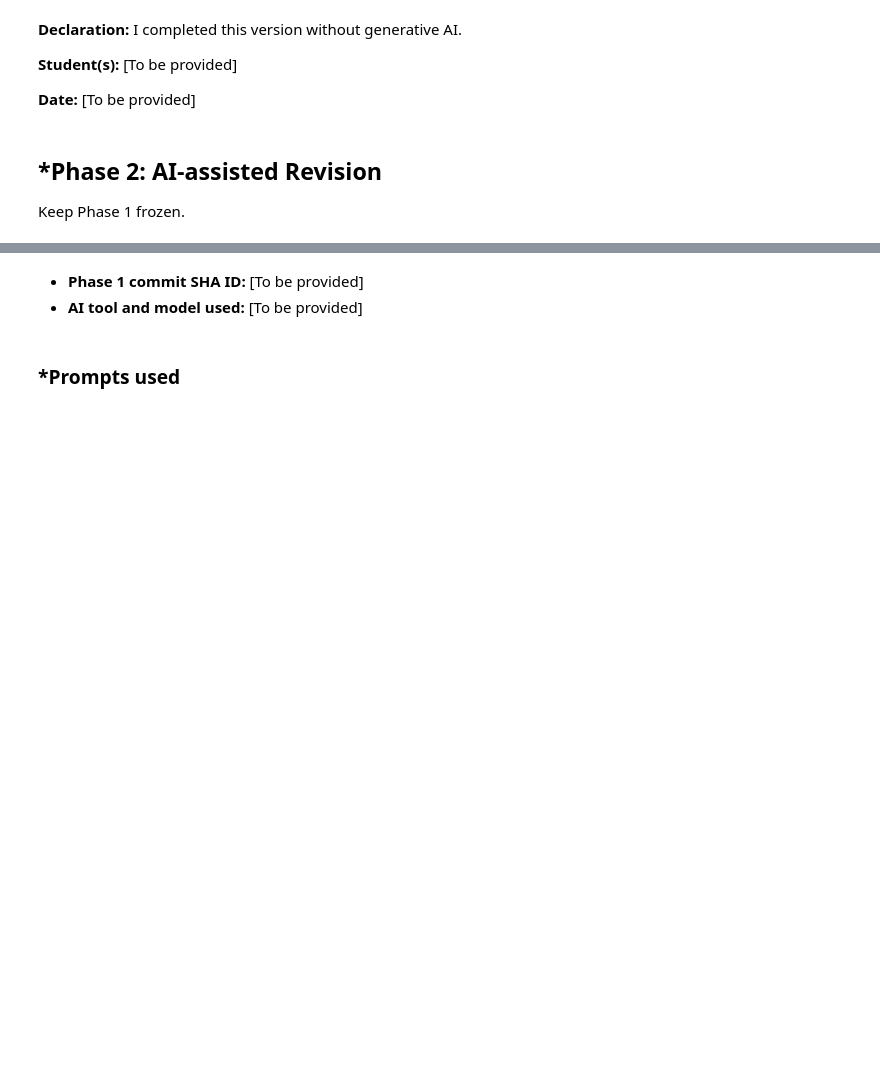
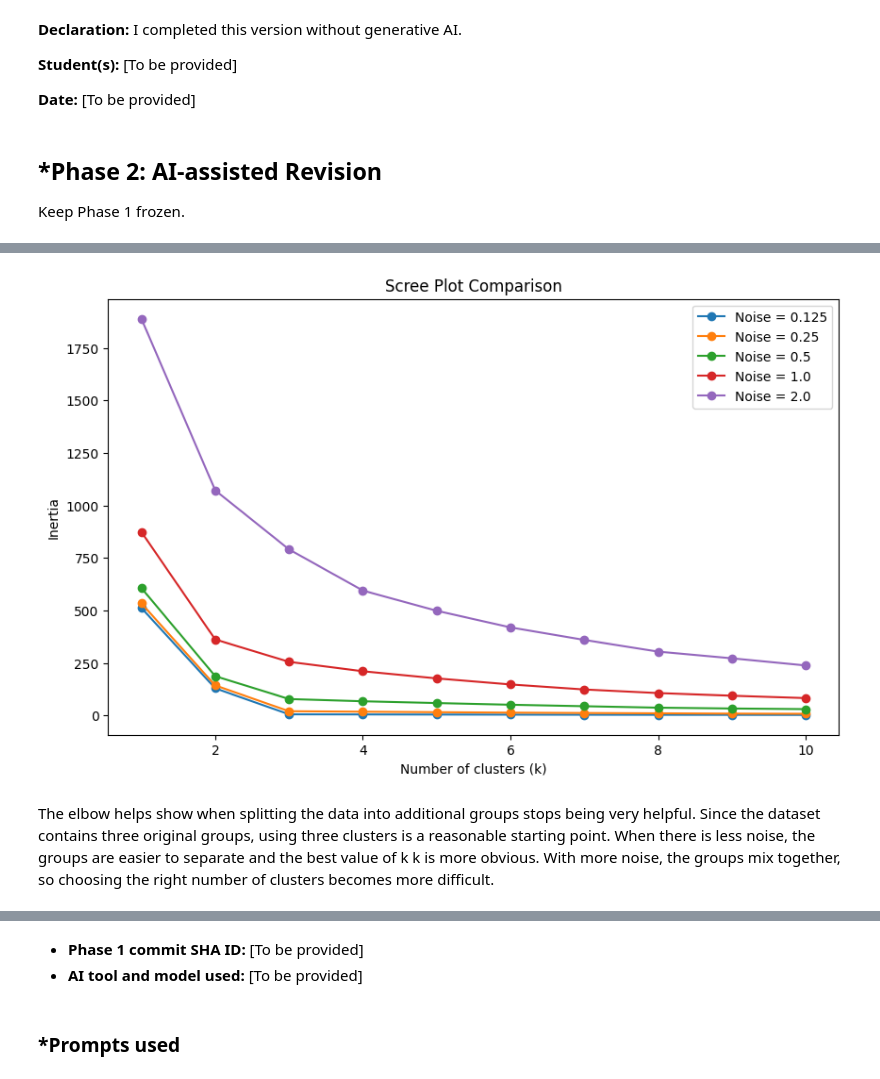
Before and after one commit to jason-zermani/A04-clustering, a Jupyter notebook: notebook.ipynb, the cells around one changed output, grey strips where cells are left out. Drawn from its saved outputs; the diff is of its cells as text; code cells hidden in the pictures; blank space fills up the shorter version.

```diff
--- a/notebook.ipynb
+++ b/notebook.ipynb
@@ -303,0 +423,37 @@ Keep Phase 1 frozen.
+# %%
+plt.figure(figsize=(10, 6))
+
+for i in range(5):
+    X = datasets[i][["x1", "x2"]]
+
+    inertia = []
+
+    for k in range(1, 11):
+        model = KMeans(
+            n_clusters=k,
+            random_state=100,
+            n_init=10
+        )
+
+        model.fit(X)
+        inertia.append(model.inertia_)
+
+    plt.plot(
+        range(1, 11),
+        inertia,
+        marker="o",
+        label="Noise = " + str(noise_levels[i])
+    )
+
+plt.xlabel("Number of clusters (k)")
+plt.ylabel("Inertia")
+plt.title("Scree Plot Comparison")
+plt.legend()
+plt.show()
+# %% [output]
+[figure, added]
+# %% [markdown]
+
+The elbow helps show when splitting the data into additional groups stops being very helpful. Since the dataset contains three original groups, using three clusters is a reasonable starting point. When there is less noise, the groups are easier to separate and the best value of
+k
+k is more obvious. With more noise, the groups mix together, so choosing the right number of clusters becomes more difficult.
```
Also changed, not shown: parts of 21 cells of this notebook.
